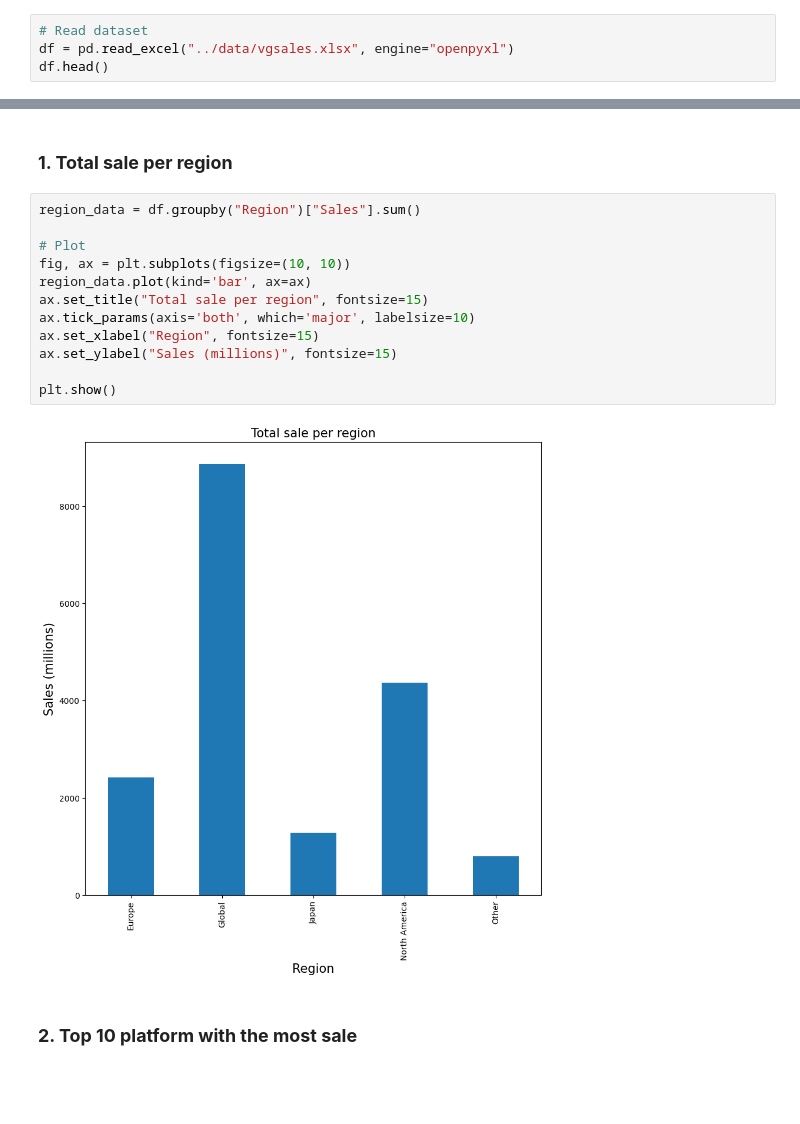
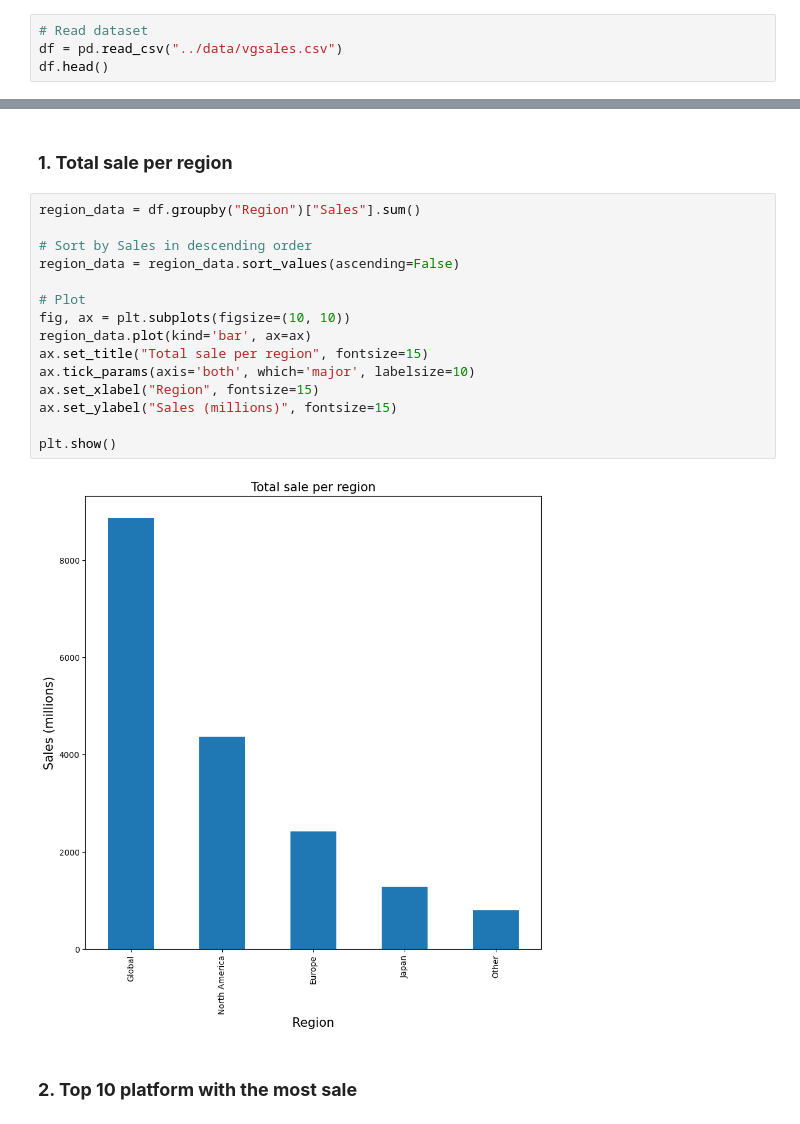
Before and after one commit to faithdanghuy/VideoGameSales-Analysis, a Jupyter notebook: source/VideoGameSales.ipynb, the cells around one changed output, grey strips where cells are left out. Drawn from its saved outputs; the diff is of its cells as text; blank space fills up the shorter version.

Commit message:
Update dataset - Add new data exploration - Add visualization

```diff
--- a/source/VideoGameSales.ipynb
+++ b/source/VideoGameSales.ipynb
@@ -22,7 +25,7 @@ import matplotlib.pyplot as plt
 ## **II. Read dataset** <a class="anchor" id="c2"></a>
 # %%
 # Read dataset
-df = pd.read_excel("../data/vgsales.xlsx", engine="openpyxl")
+df = pd.read_csv("../data/vgsales.csv")
 df.head()
 # %% [output]
 |  | Rank | Name | Platform | Year | Genre | Publisher | Region | Sales |
@@ -142,18 +153,21 @@ df.drop_duplicates()
 ### **1. Total sale per region** <a class="anchor" id="c51"></a>
 # %%
 region_data = df.groupby("Region")["Sales"].sum()
+
+# Sort by Sales in descending order
+region_data = region_data.sort_values(ascending=False)
 
 # Plot
 fig, ax = plt.subplots(figsize=(10, 10))
 region_data.plot(kind='bar', ax=ax)
 ax.set_title("Total sale per region", fontsize=15)
 ax.tick_params(axis='both', which='major', labelsize=10)
 ax.set_xlabel("Region", fontsize=15)
 ax.set_ylabel("Sales (millions)", fontsize=15)
 
 plt.show()
 # %% [output]
-[figure, old version]
+[figure, new version]
 # %% [markdown]
 ### **2. Top 10 platform with the most sale** <a class="anchor" id="c52"></a>
 # %%
```
Also changed, not shown: parts of 6 cells of this notebook, 3 other files.
